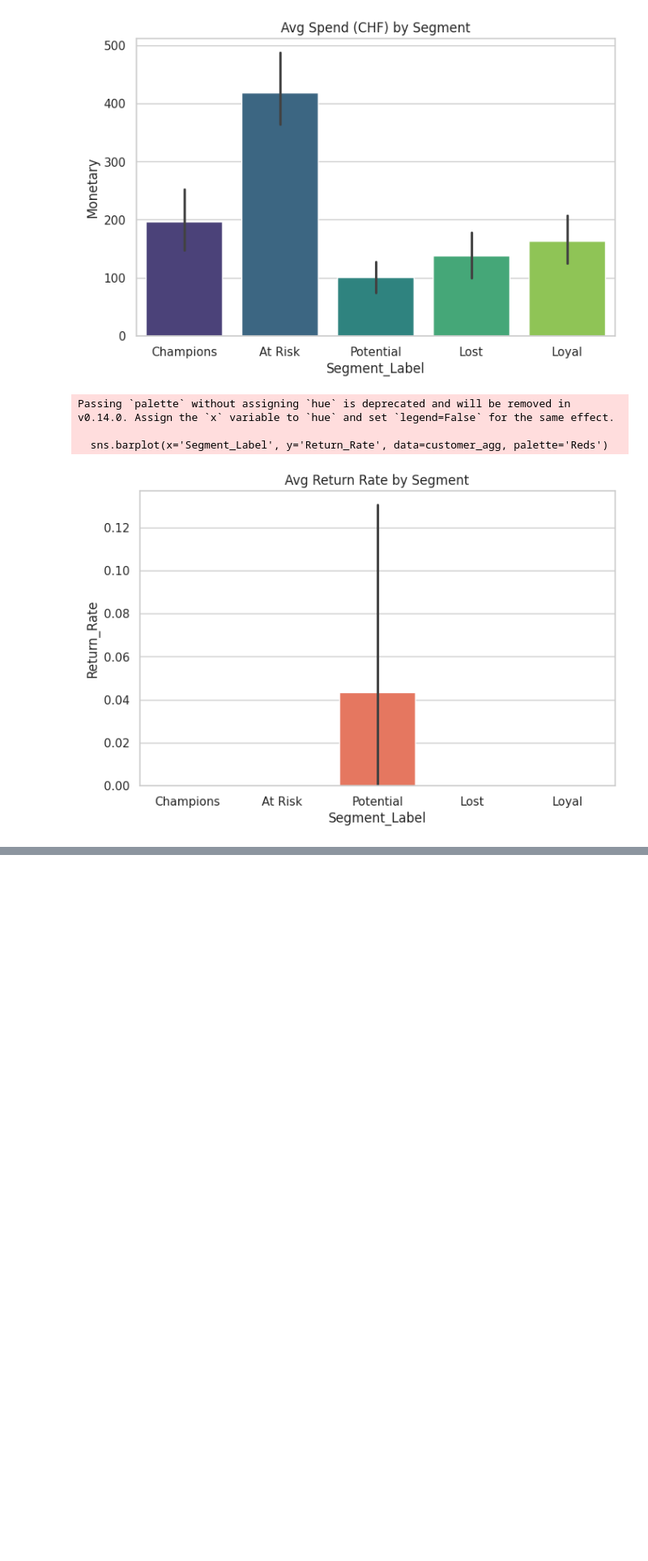
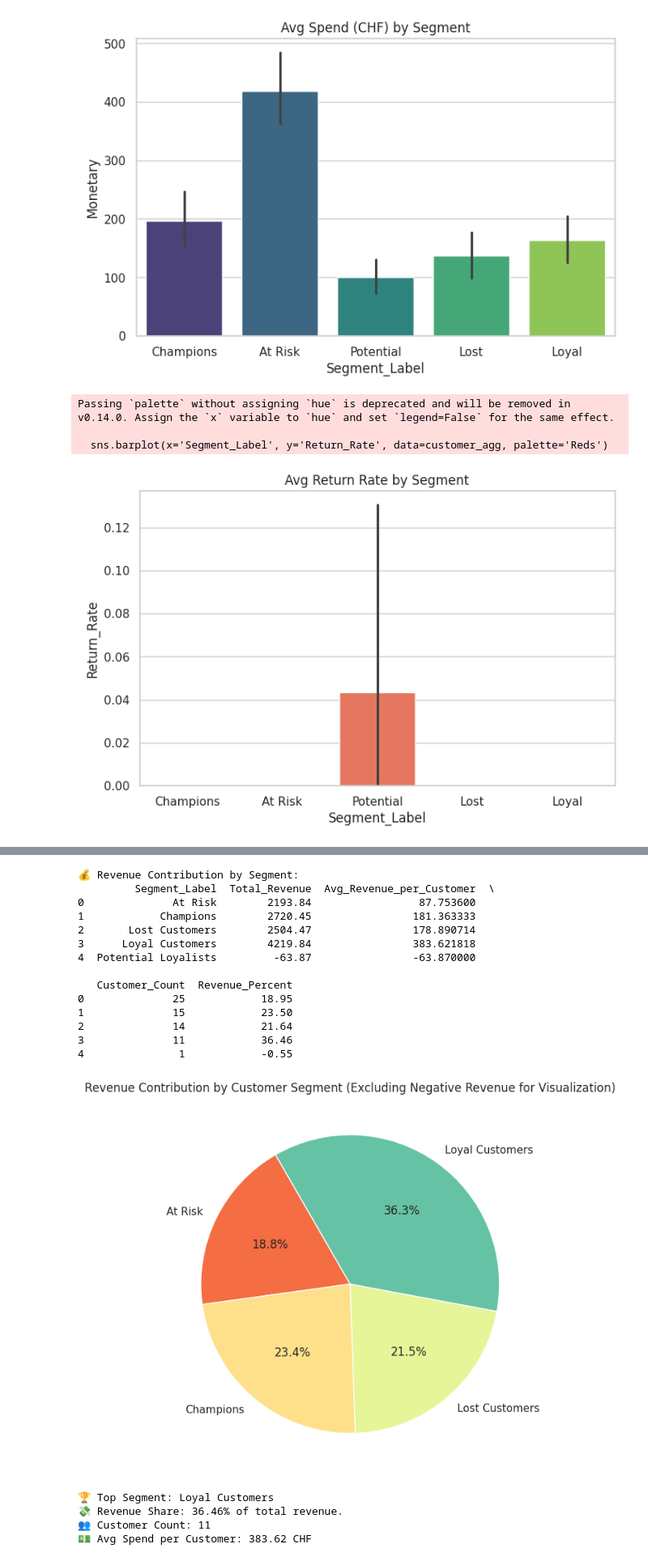
Before and after one commit to Mainabryan/SWISS-CLOTHING-BRAND, a Jupyter notebook: Swiss_clothing_brand.ipynb, the cells around one changed output, grey strips where cells are left out. Shown: that part at 81% size. Drawn from its saved outputs; the diff is of its cells as text; code cells hidden in the pictures; blank space fills up the shorter version.

```diff
--- a/Swiss_clothing_brand.ipynb
+++ b/Swiss_clothing_brand.ipynb
@@ -1069,0 +1235,65 @@ Passing `palette` without assigning `hue` is deprecated and will be removed in v
+# %%
+# --- REVENUE CONTRIBUTION ANALYSIS ---
+
+# Calculate total revenue per segment
+revenue_summary = (
+    customer_agg
+    .groupby('Segment_Label')['Monetary']
+    .agg(['sum', 'mean', 'count'])
+    .reset_index()
+    .rename(columns={'sum': 'Total_Revenue', 'mean': 'Avg_Revenue_per_Customer', 'count': 'Customer_Count'})
+)
+
+# Calculate % contribution for all segments
+total_overall_revenue = revenue_summary['Total_Revenue'].sum()
+# Handle the case where total_overall_revenue is zero to avoid division errors
+revenue_summary['Revenue_Percent'] = (revenue_summary['Total_Revenue'] / total_overall_revenue * 100).round(2) if total_overall_revenue != 0 else 0
+
+
+# Filter out segments with negative revenue for the pie chart visualization only
+revenue_for_pie = revenue_summary[revenue_summary['Total_Revenue'] >= 0].copy()
+
+
+print("\n💰 Revenue Contribution by Segment:")
+print(revenue_summary) # Keep the full summary table
+
+
+# --- VISUALIZATION ---
+plt.figure(figsize=(7,7))
+plt.pie(
+    revenue_for_pie['Total_Revenue'], # Use filtered data for pie chart
+    labels=revenue_for_pie['Segment_Label'],
+    autopct='%1.1f%%',
+    startangle=120,
+    colors=sns.color_palette('Spectral', len(revenue_for_pie))
+)
+plt.title('Revenue Contribution by Customer Segment (Excluding Negative Revenue for Visualization)')
+plt.show()
+
+# --- OPTIONAL INSIGHT SUMMARY ---
+# Sort the full revenue_summary to find the top segment based on Total_Revenue
+top_segment = revenue_summary.sort_values(by='Total_Revenue', ascending=False).iloc[0]
+print(f"\n🏆 Top Segment: {top_segment['Segment_Label']}")
+print(f"💸 Revenue Share: {top_segment['Revenue_Percent']}% of total revenue.")
+print(f"👥 Customer Count: {top_segment['Customer_Count']}")
+print(f"💵 Avg Spend per Customer: {top_segment['Avg_Revenue_per_Customer']:.2f} CHF")
+# %% [output]
+💰 Revenue Contribution by Segment:
+         Segment_Label  Total_Revenue  Avg_Revenue_per_Customer  \
+0              At Risk        2193.84                 87.753600
+1            Champions        2720.45                181.363333
+2       Lost Customers        2504.47                178.890714
+3      Loyal Customers        4219.84                383.621818
+4  Potential Loyalists         -63.87                -63.870000
+
+   Customer_Count  Revenue_Percent
+0              25            18.95
+1              15            23.50
+2              14            21.64
+3              11            36.46
+4               1            -0.55
+[figure, added]
+🏆 Top Segment: Loyal Customers
+💸 Revenue Share: 36.46% of total revenue.
+👥 Customer Count: 11
+💵 Avg Spend per Customer: 383.62 CHF
```
Also changed, not shown: parts of 31 cells of this notebook.
